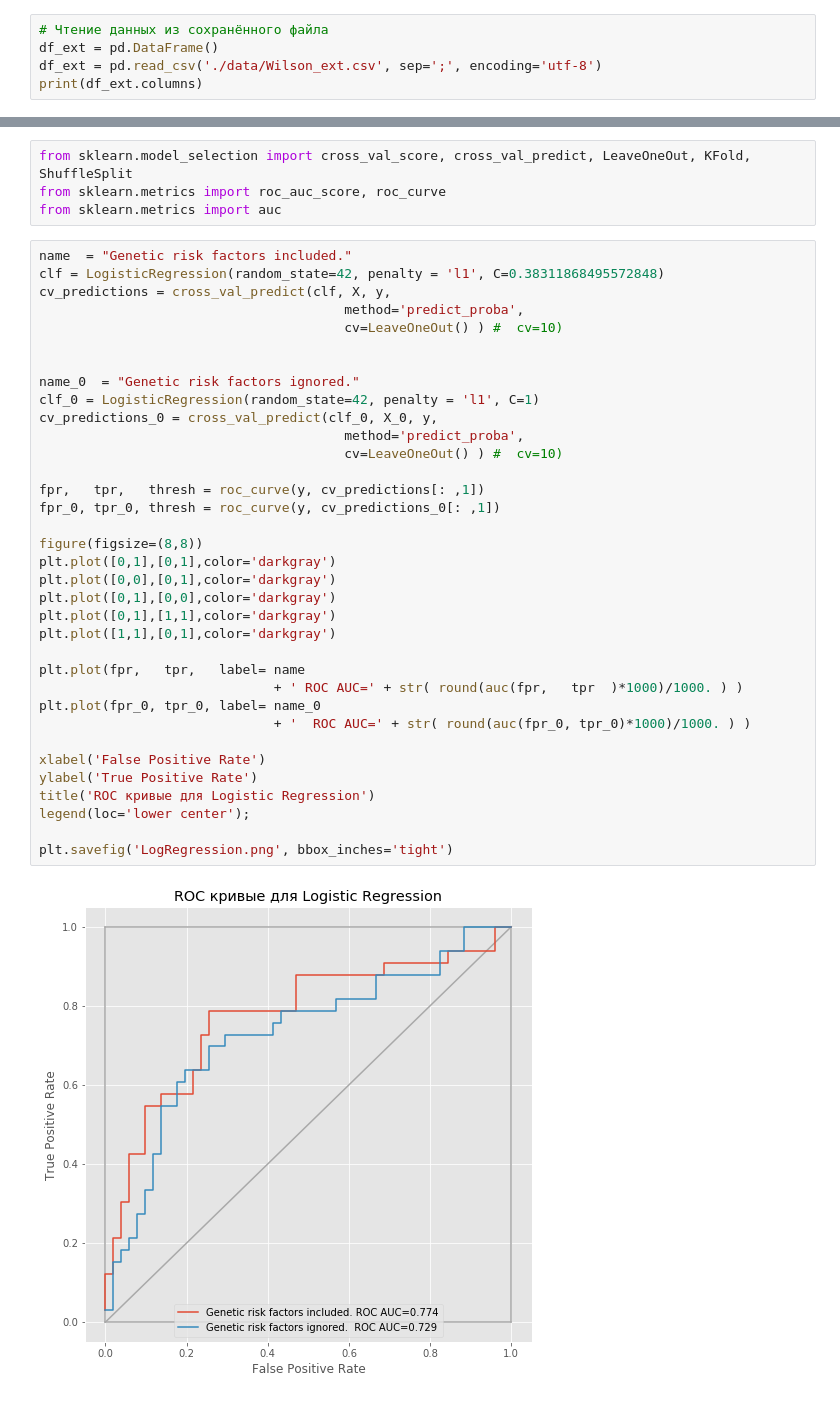
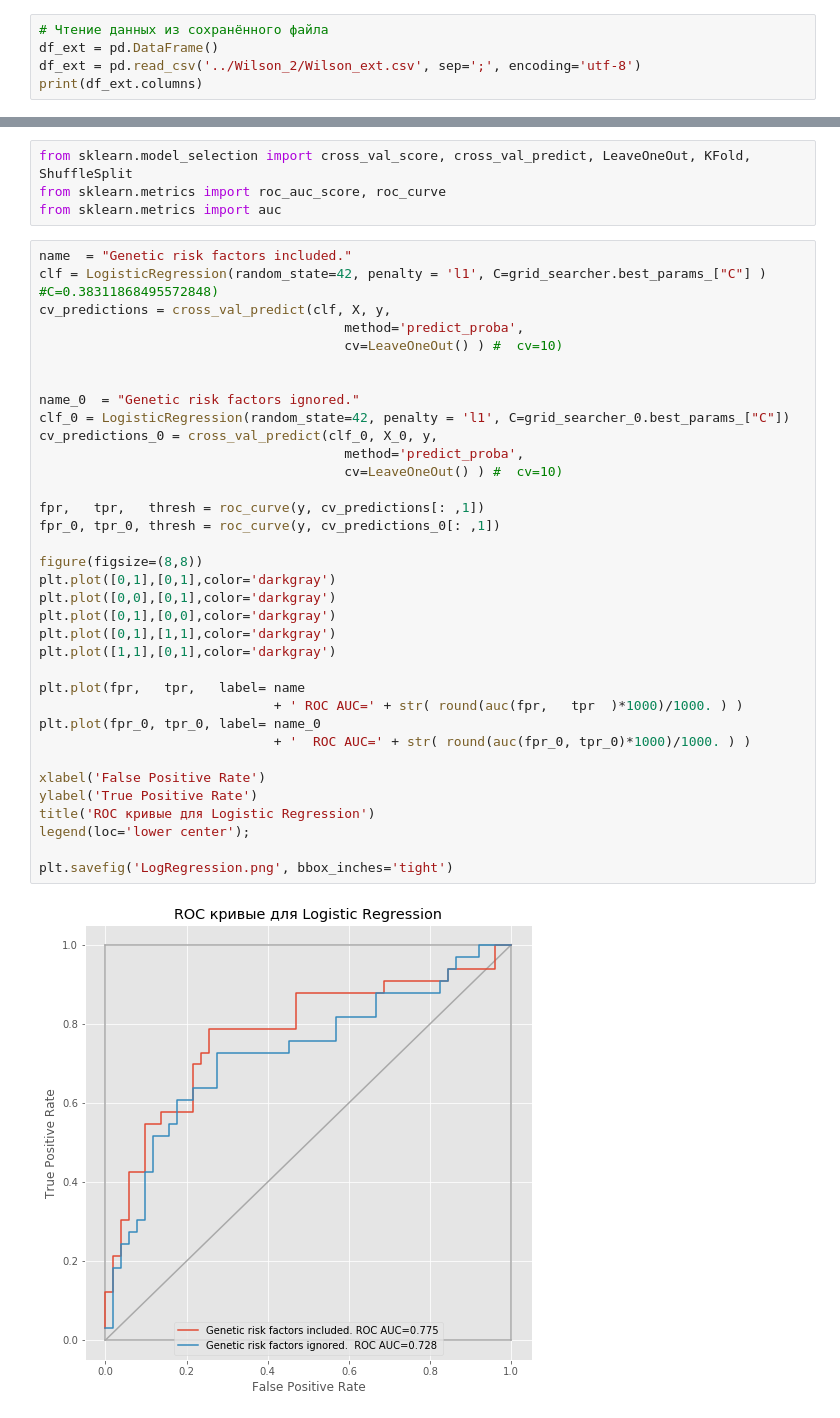
Before and after one commit to AlexanderArtemyev/Wilson-disease, a Jupyter notebook: Predict_LogisticRegression.ipynb, the cells around one changed output, grey strips where cells are left out. Cells and saved outputs as stored; diff of their text form.

```diff
--- a/Predict_LogisticRegression.ipynb
+++ b/Predict_LogisticRegression.ipynb
@@ -34,6 +38,6 @@ Populating the interactive namespace from numpy and matplotlib
 # %%
 # Чтение данных из сохранённого файла
 df_ext = pd.DataFrame()
-df_ext = pd.read_csv('./data/Wilson_ext.csv', sep=';', encoding='utf-8')
+df_ext = pd.read_csv('../Wilson_2/Wilson_ext.csv', sep=';', encoding='utf-8')
 print(df_ext.columns)
 # %% [output]
@@ -445,38 +444,38 @@ from sklearn.metrics import roc_auc_score, roc_curve
 from sklearn.metrics import auc
 # %%
 name  = "Genetic risk factors included."
-clf = LogisticRegression(random_state=42, penalty = 'l1', C=0.38311868495572848)
+clf = LogisticRegression(random_state=42, penalty = 'l1', C=grid_searcher.best_params_["C"] ) #C=0.38311868495572848)
 cv_predictions = cross_val_predict(clf, X, y,
                                        method='predict_proba',
                                        cv=LeaveOneOut() ) #  cv=10)
 
 
 name_0  = "Genetic risk factors ignored."
-clf_0 = LogisticRegression(random_state=42, penalty = 'l1', C=1)
+clf_0 = LogisticRegression(random_state=42, penalty = 'l1', C=grid_searcher_0.best_params_["C"])
 cv_predictions_0 = cross_val_predict(clf_0, X_0, y,
                                        method='predict_proba',
                                        cv=LeaveOneOut() ) #  cv=10)
 
 fpr,   tpr,   thresh = roc_curve(y, cv_predictions[: ,1])
 fpr_0, tpr_0, thresh = roc_curve(y, cv_predictions_0[: ,1])
 
 figure(figsize=(8,8))
 plt.plot([0,1],[0,1],color='darkgray')
 plt.plot([0,0],[0,1],color='darkgray')
 plt.plot([0,1],[0,0],color='darkgray')
 plt.plot([0,1],[1,1],color='darkgray')
 plt.plot([1,1],[0,1],color='darkgray')
 
 plt.plot(fpr,   tpr,   label= name
                               + ' ROC AUC=' + str( round(auc(fpr,   tpr  )*1000)/1000. ) )
 plt.plot(fpr_0, tpr_0, label= name_0
                               + '  ROC AUC=' + str( round(auc(fpr_0, tpr_0)*1000)/1000. ) )
 
 xlabel('False Positive Rate')
 ylabel('True Positive Rate')
 title('ROC кривые для Logistic Regression')
 legend(loc='lower center');
 
 plt.savefig('LogRegression.png', bbox_inches='tight')
 # %% [output]
-[figure, old version]
+[figure, new version]
```
Also changed, not shown: parts of 23 cells of this notebook.
